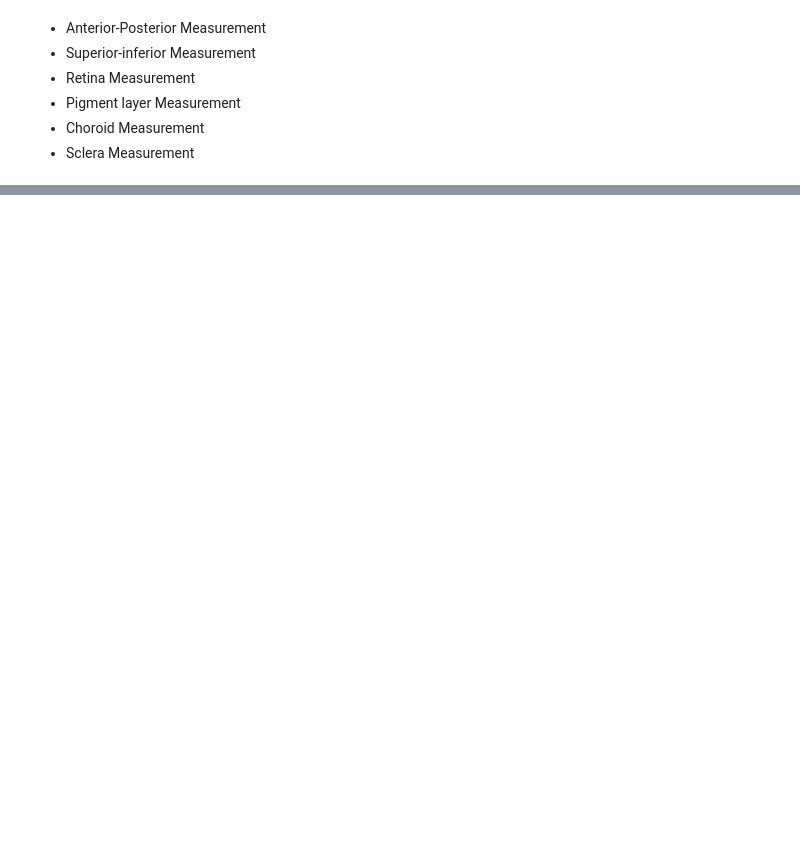
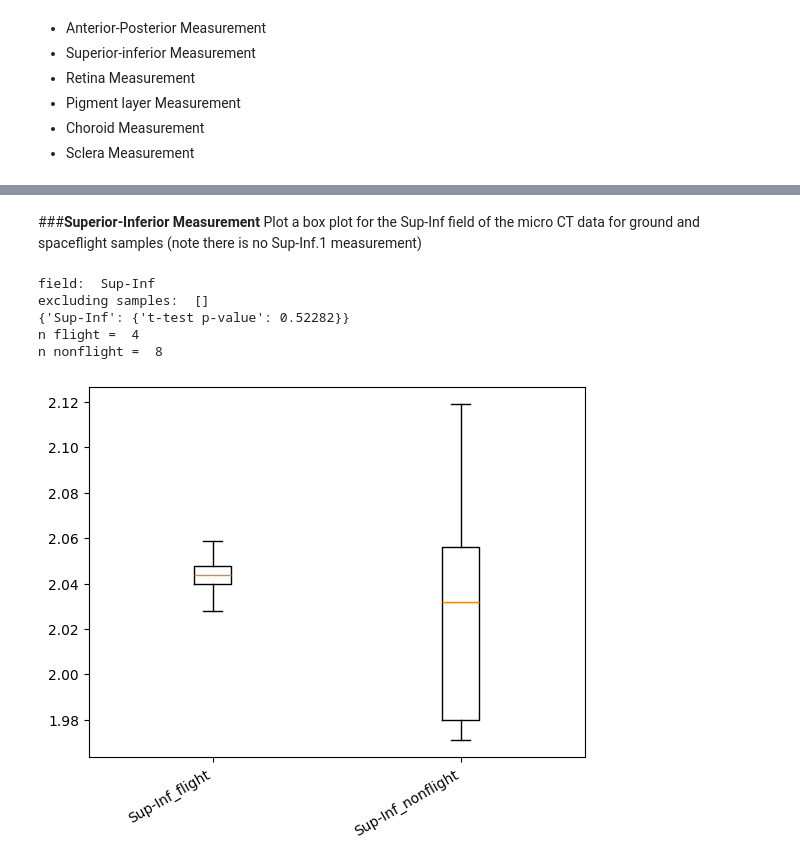
Before and after one commit to pinklore/My-Notebook, a Jupyter notebook: ipynb/MachineNotes.ipynb, the cells around one changed output, grey strips where cells are left out. Cells and saved outputs as stored; diff of their text form; code cells hidden in the pictures; blank space fills up the shorter version.

```diff
--- a/ipynb/MachineNotes.ipynb
+++ b/ipynb/MachineNotes.ipynb
@@ -84,0 +103,12 @@ NameError: name 'data' is not defined
+# %% [markdown]
+###**Superior-Inferior Measurement**
+Plot a box plot for the Sup-Inf field of the micro CT data for ground and spaceflight samples (note there is no Sup-Inf.1 measurement)
+# %%
+m.plotbox_and_stats(data_=data['microCT'], sample_key = 'Source Name', field='Sup-Inf', treatment='Treatment', space='Flight', exclude_samples=[])
+# %% [output]
+field:  Sup-Inf
+excluding samples:  []
+{'Sup-Inf': {'t-test p-value': 0.52282}}
+n flight =  4
+n nonflight =  8
+[figure, added]
```
Also changed, not shown: parts of 14 cells of this notebook.
